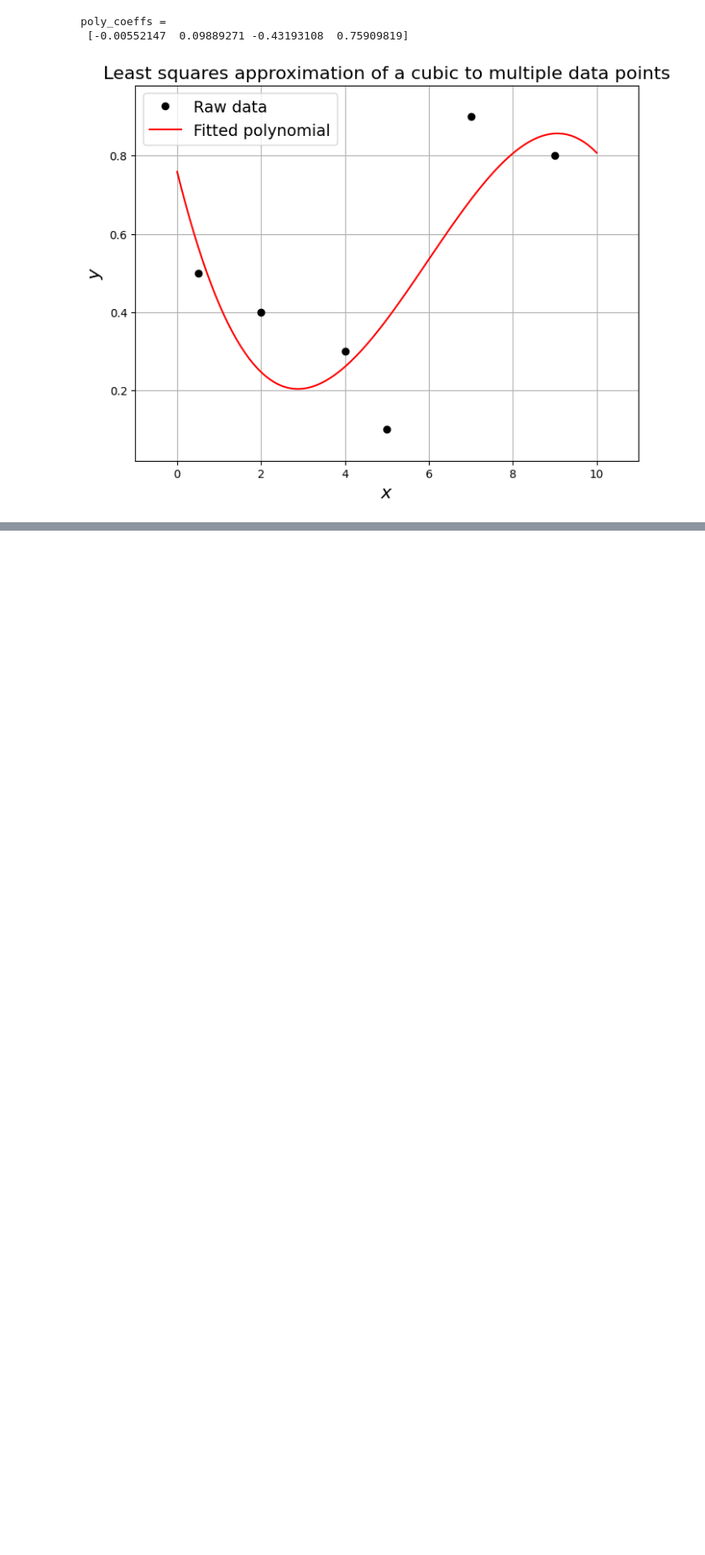
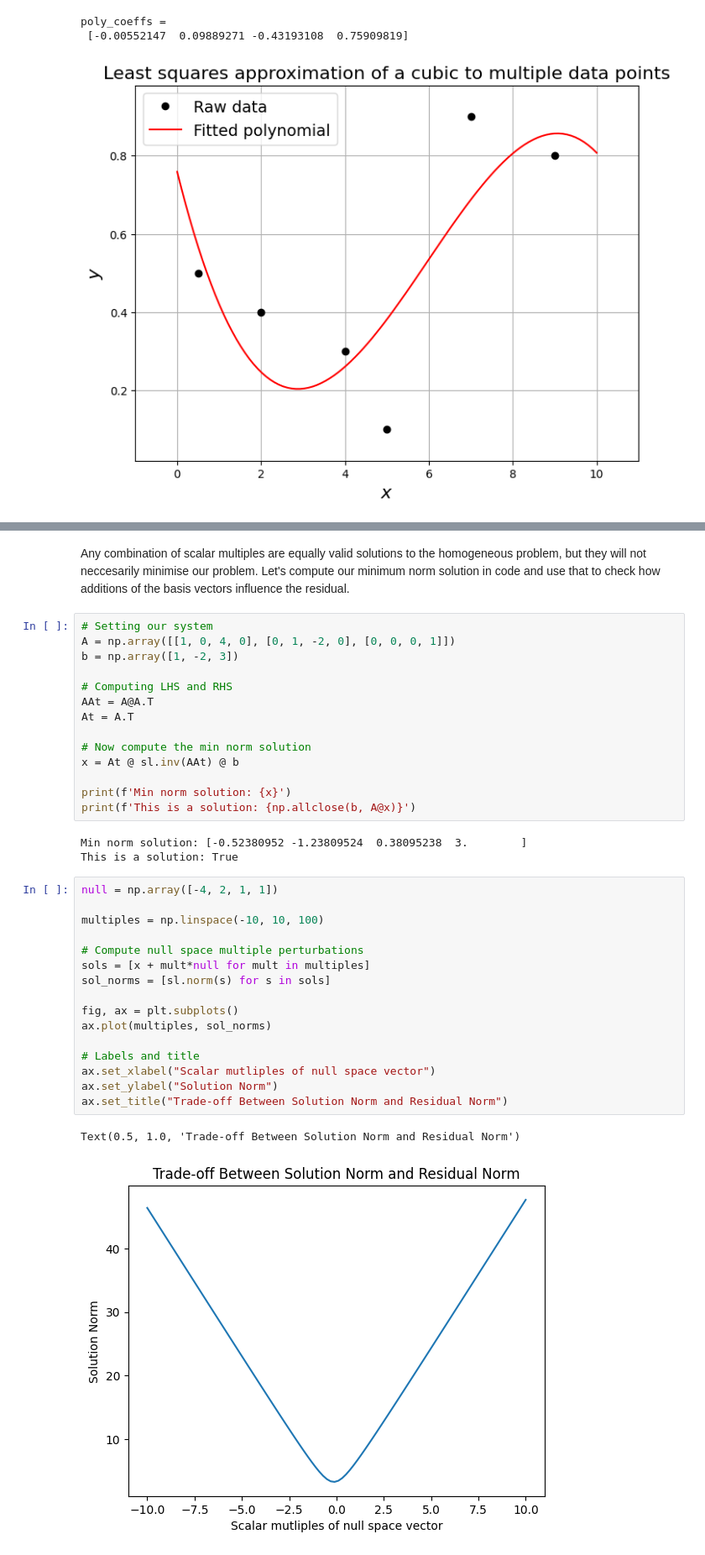
Before and after one commit to nocturnal-luke/Geophysical-inversion-undergraduate, a Jupyter notebook: cheatsheet.ipynb, the cells around one changed output, grey strips where cells are left out. Shown: that part at 84% size. Cells and saved outputs as stored; diff of their text form; blank space fills up the shorter version.

```diff
--- a/cheatsheet.ipynb
+++ b/cheatsheet.ipynb
@@ -386,0 +948,38 @@ $$x_{i+1}=x_i - \frac{g(x_i)}{g'(x_i)}$$
+# %% [markdown]
+Any combination of scalar multiples are equally valid solutions to the homogeneous problem, but they will not neccesarily minimise our problem. Let's compute our minimum norm solution in code and use that to check how additions of the basis vectors influence the residual.
+# %%
+# Setting our system
+A = np.array([[1, 0, 4, 0], [0, 1, -2, 0], [0, 0, 0, 1]])
+b = np.array([1, -2, 3])
+
+# Computing LHS and RHS
+AAt = A@A.T
+At = A.T
+
+# Now compute the min norm solution
+x = At @ sl.inv(AAt) @ b
+
+print(f'Min norm solution: {x}')
+print(f'This is a solution: {np.allclose(b, A@x)}')
+# %% [output]
+Min norm solution: [-0.52380952 -1.23809524  0.38095238  3.        ]
+This is a solution: True
+# %%
+null = np.array([-4, 2, 1, 1])
+
+multiples = np.linspace(-10, 10, 100)
+
+# Compute null space multiple perturbations
+sols = [x + mult*null for mult in multiples]
+sol_norms = [sl.norm(s) for s in sols]
+
+fig, ax = plt.subplots()
+ax.plot(multiples, sol_norms)
+
+# Labels and title
+ax.set_xlabel("Scalar mutliples of null space vector")
+ax.set_ylabel("Solution Norm")
+ax.set_title("Trade-off Between Solution Norm and Residual Norm")
+# %% [output]
+Text(0.5, 1.0, 'Trade-off Between Solution Norm and Residual Norm')
+[figure, added]
```
Also changed, not shown: parts of 20 cells of this notebook, 3 other files.
